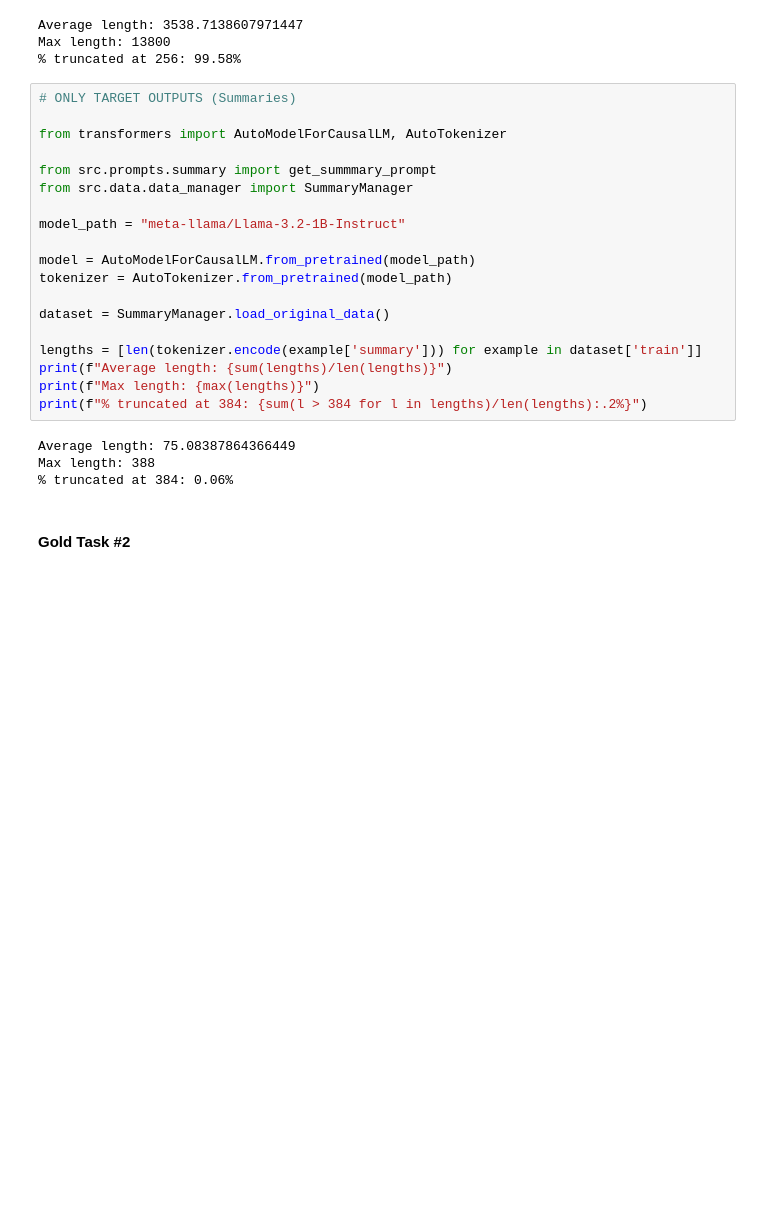
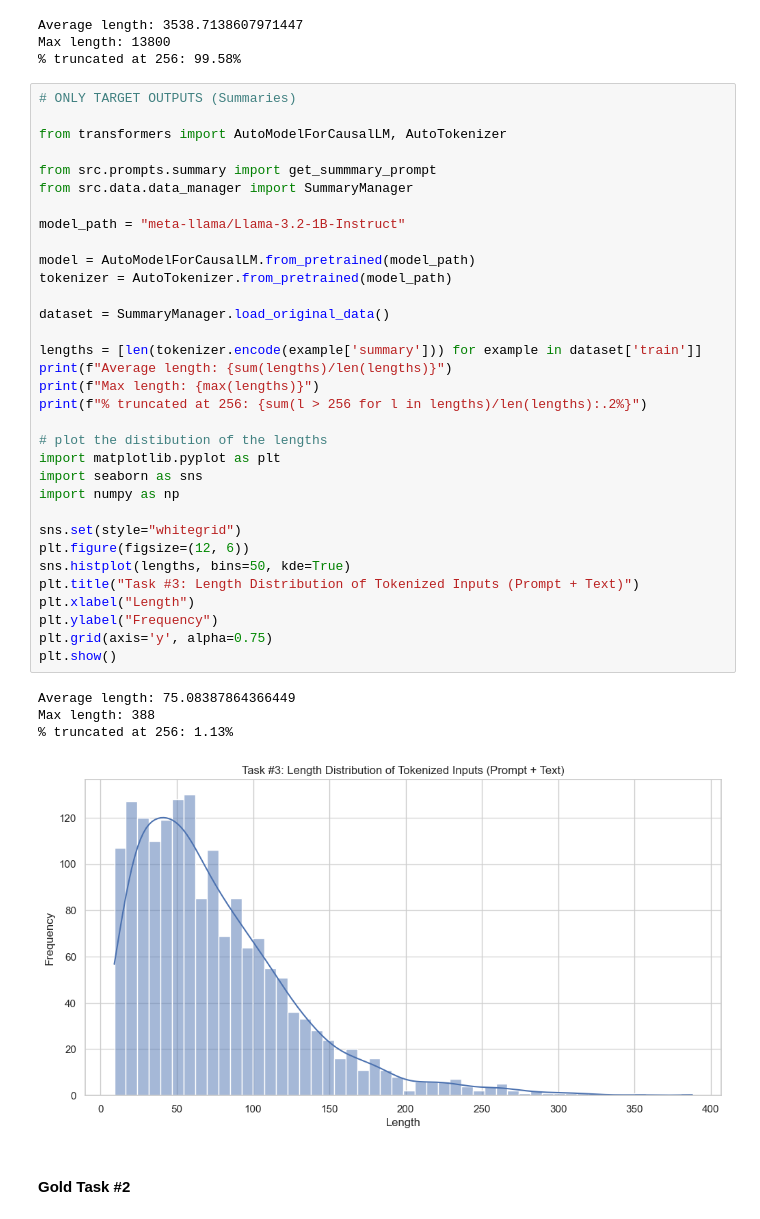
Before and after one commit to hendrik-spl/cbs-thesis-efficient-llm-distillation, a Jupyter notebook: initial_tests.ipynb, the cells around one changed output. Drawn from its saved outputs; the diff is of its cells as text; blank space fills up the shorter version.

```diff
--- a/initial_tests.ipynb
+++ b/initial_tests.ipynb
@@ -806,26 +806,41 @@ Max length: 13800
 # %%
 # ONLY TARGET OUTPUTS (Summaries)
 
 from transformers import AutoModelForCausalLM, AutoTokenizer
 
 from src.prompts.summary import get_summmary_prompt
 from src.data.data_manager import SummaryManager
 
 model_path = "meta-llama/Llama-3.2-1B-Instruct"
 
 model = AutoModelForCausalLM.from_pretrained(model_path)
 tokenizer = AutoTokenizer.from_pretrained(model_path)
 
 dataset = SummaryManager.load_original_data()
 
 lengths = [len(tokenizer.encode(example['summary'])) for example in dataset['train']]
 print(f"Average length: {sum(lengths)/len(lengths)}")
 print(f"Max length: {max(lengths)}")
-print(f"% truncated at 384: {sum(l > 384 for l in lengths)/len(lengths):.2%}")
+print(f"% truncated at 256: {sum(l > 256 for l in lengths)/len(lengths):.2%}")
+
+# plot the distibution of the lengths
+import matplotlib.pyplot as plt
+import seaborn as sns
+import numpy as np
+
+sns.set(style="whitegrid")
+plt.figure(figsize=(12, 6))
+sns.histplot(lengths, bins=50, kde=True)
+plt.title("Task #3: Length Distribution of Tokenized Inputs (Prompt + Text)")
+plt.xlabel("Length")
+plt.ylabel("Frequency")
+plt.grid(axis='y', alpha=0.75)
+plt.show()
 # %% [output]
 Average length: 75.08387864366449
 Max length: 388
-% truncated at 384: 0.06%
+% truncated at 256: 1.13%
+[figure, added]
 # %% [markdown]
 #### Gold Task #2
 # %%
```
Also changed, not shown: 3 other files.
